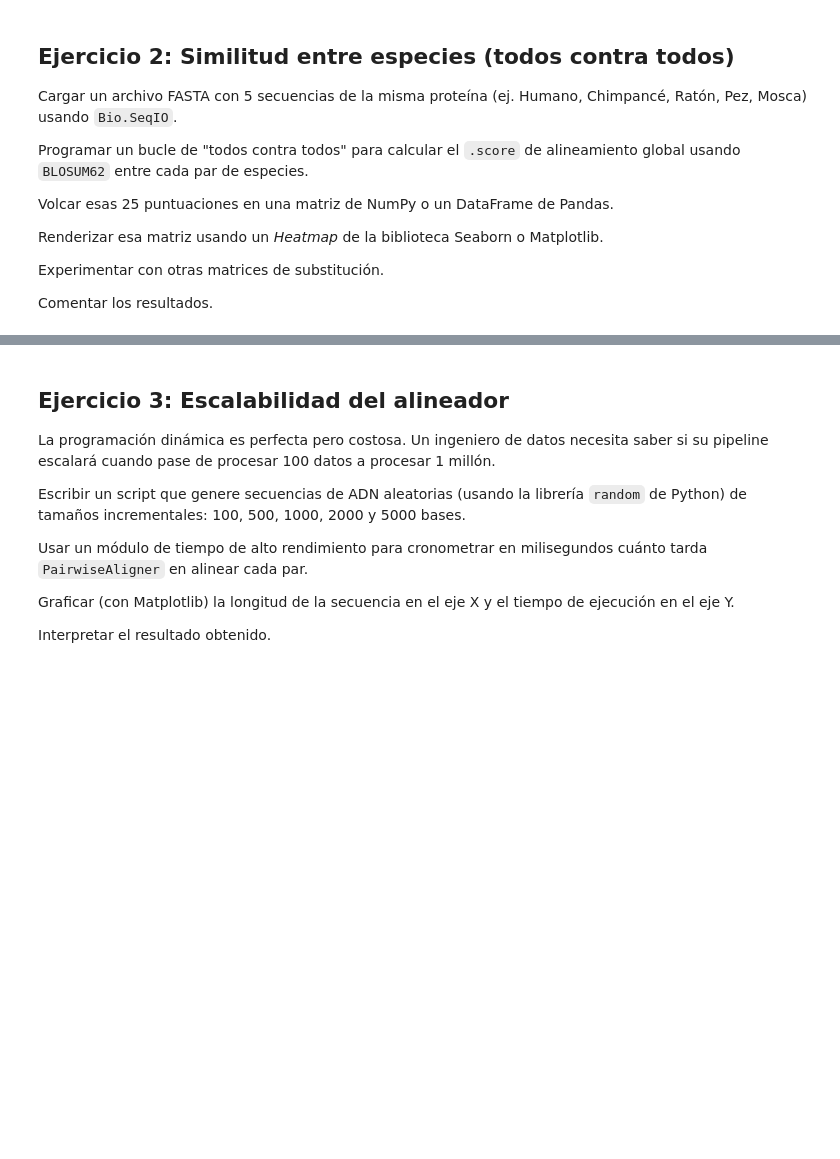
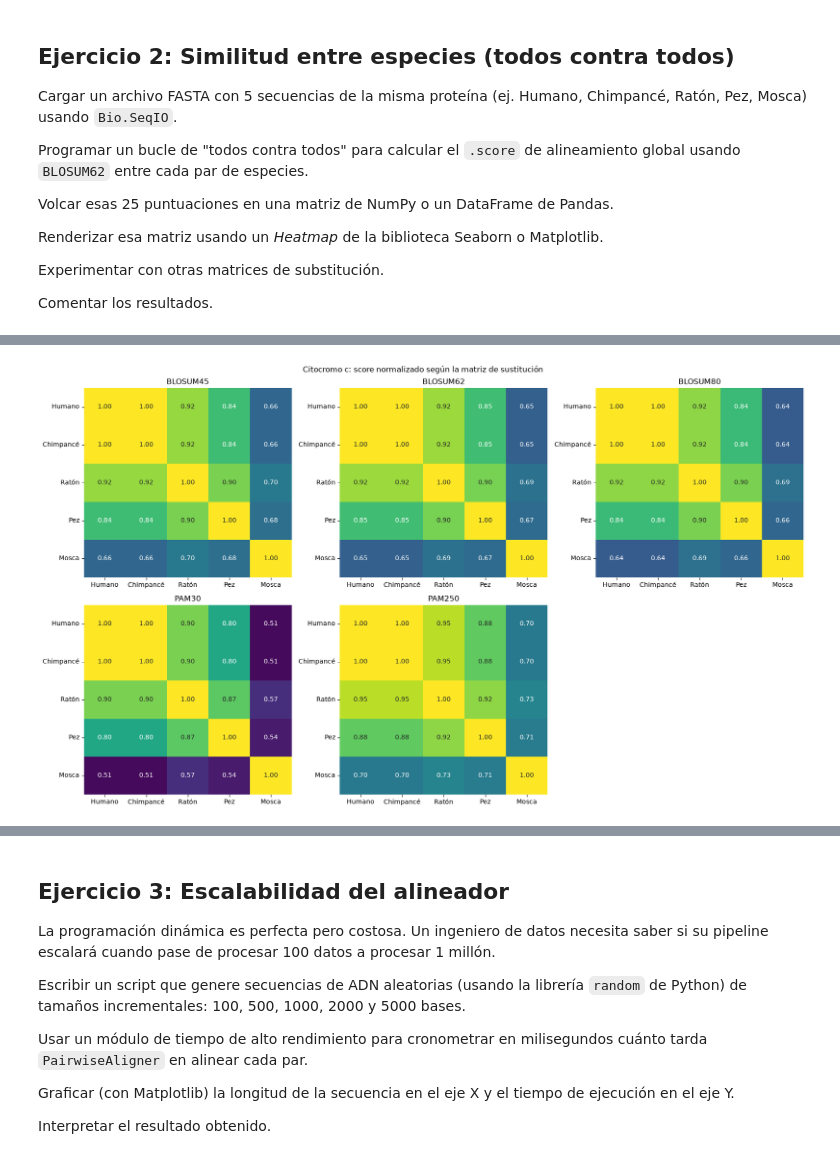
Before and after one commit to ArtHead-Devs/Practica-3-Hoja-Ejercicios, a Jupyter notebook: ejercicios.ipynb, the cells around one changed output, grey strips where cells are left out. Cells and saved outputs as stored; diff of their text form; code cells hidden in the pictures; blank space fills up the shorter version.

```diff
--- a/ejercicios.ipynb
+++ b/ejercicios.ipynb
@@ -221,0 +315,14 @@ Comentar los resultados.
+# %%
+nombres_matrices = ["BLOSUM45", "BLOSUM62", "BLOSUM80", "PAM30", "PAM250"]
+normalizados = {nombre: normalizar(matriz_de_scores(nombre)) for nombre in nombres_matrices}
+
+fig, ejes = plt.subplots(2, 3, figsize=(17, 10))
+for eje, nombre in zip(ejes.flat, nombres_matrices):
+    sns.heatmap(normalizados[nombre], annot=True, fmt=".2f", cmap="viridis", vmin=0.5, vmax=1, cbar=False, ax=eje)
+    eje.set_title(nombre)
+ejes.flat[-1].axis("off")
+plt.suptitle("Citocromo c: score normalizado según la matriz de sustitución")
+plt.tight_layout()
+plt.show()
+# %% [output]
+[figure, added]
```
Also changed, not shown: parts of 13 cells of this notebook, 1 other file.
